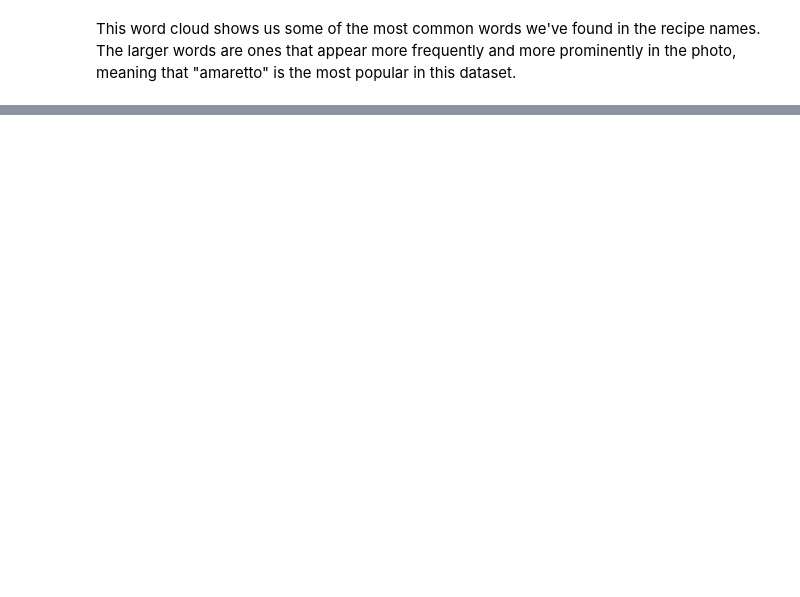
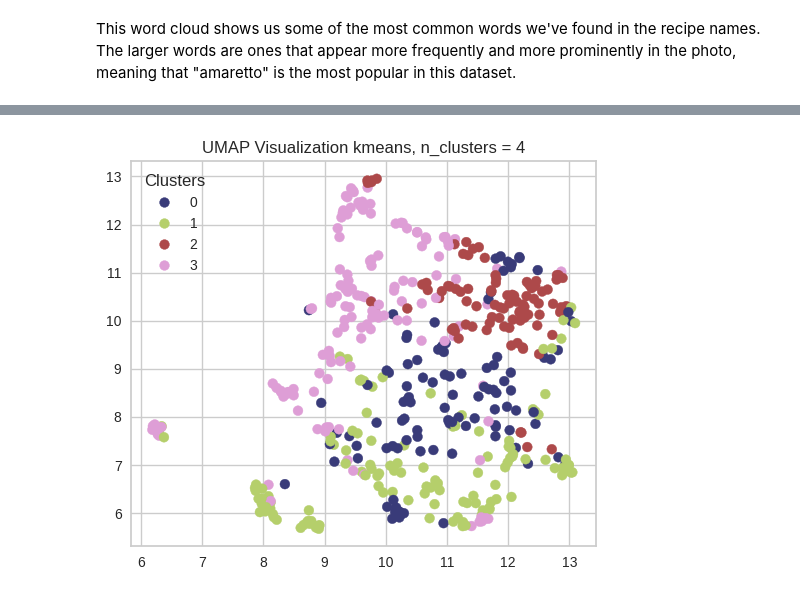
Before and after one commit to cindylemon/food.com-clustering-report, a Jupyter notebook: report.ipynb, the cells around one changed output, grey strips where cells are left out. Cells and saved outputs as stored; diff of their text form; code cells hidden in the pictures; blank space fills up the shorter version.

```diff
--- a/report.ipynb
+++ b/report.ipynb
@@ -105,0 +196,12 @@ Even after trying different values, I just ended up using the point with the das
+# %%
+kmeans = KMeans(n_clusters=4, random_state = 43, n_init='auto')
+kmeans_labels = kmeans.fit_predict(embeddings);
+# %%
+plot_umap_clusters(
+        embeddings,
+        kmeans_labels,
+        title="UMAP Visualization kmeans, n_clusters = 4" ,
+        ignore_noise=False,
+    )
+# %% [output]
+[figure, added]
```
Also changed, not shown: parts of 14 cells of this notebook.
